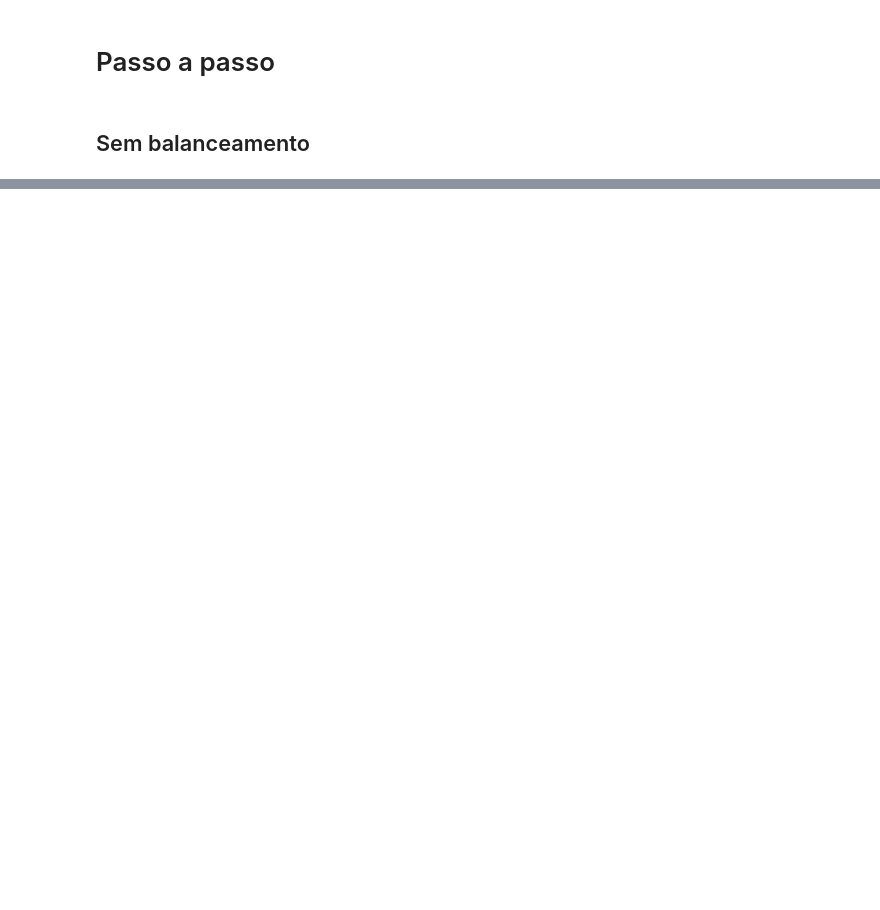
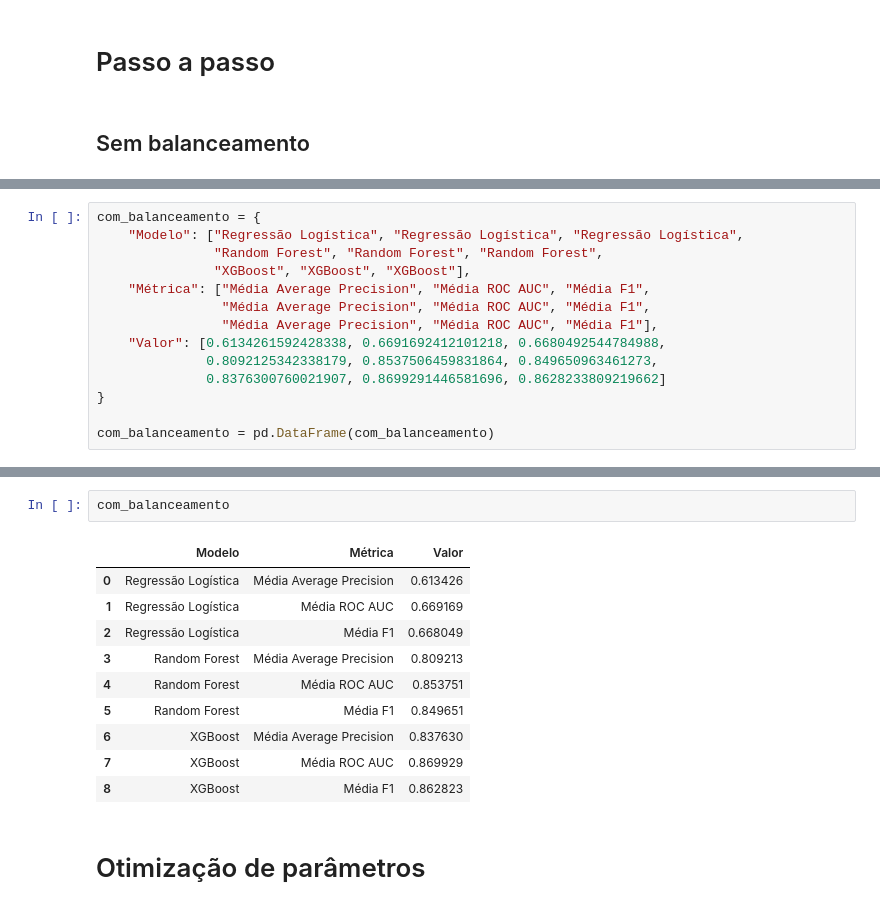
Before and after one commit to biancaportela/4intelligence, a Jupyter notebook: case_2/case.ipynb, the cells around one changed output, grey strips where cells are left out. Cells and saved outputs as stored; diff of their text form; blank space fills up the shorter version.

```diff
--- a/case_2/case.ipynb
+++ b/case_2/case.ipynb
@@ -776,0 +911,14 @@ Média f1-score: 0.47209518166797704
+# %%
+com_balanceamento = {
+    "Modelo": ["Regressão Logística", "Regressão Logística", "Regressão Logística",
+               "Random Forest", "Random Forest", "Random Forest",
+               "XGBoost", "XGBoost", "XGBoost"],
+    "Métrica": ["Média Average Precision", "Média ROC AUC", "Média F1",
+                "Média Average Precision", "Média ROC AUC", "Média F1",
+                "Média Average Precision", "Média ROC AUC", "Média F1"],
+    "Valor": [0.6134261592428338, 0.6691692412101218, 0.6680492544784988,
+              0.8092125342338179, 0.8537506459831864, 0.849650963461273,
+              0.8376300760021907, 0.8699291446581696, 0.8628233809219662]
+}
+
+com_balanceamento = pd.DataFrame(com_balanceamento)
@@ -776,0 +938,15 @@ Média f1-score: 0.47209518166797704
+# %%
+com_balanceamento
+# %% [output]
+|  | Modelo | Métrica | Valor |
+| 0 | Regressão Logística | Média Average Precision | 0.613426 |
+| 1 | Regressão Logística | Média ROC AUC | 0.669169 |
+| 2 | Regressão Logística | Média F1 | 0.668049 |
+| 3 | Random Forest | Média Average Precision | 0.809213 |
+| 4 | Random Forest | Média ROC AUC | 0.853751 |
+| 5 | Random Forest | Média F1 | 0.849651 |
+| 6 | XGBoost | Média Average Precision | 0.837630 |
+| 7 | XGBoost | Média ROC AUC | 0.869929 |
+| 8 | XGBoost | Média F1 | 0.862823 |
+# %% [markdown]
+# Otimização de parâmetros
```
Also changed, not shown: parts of 19 cells of this notebook.
